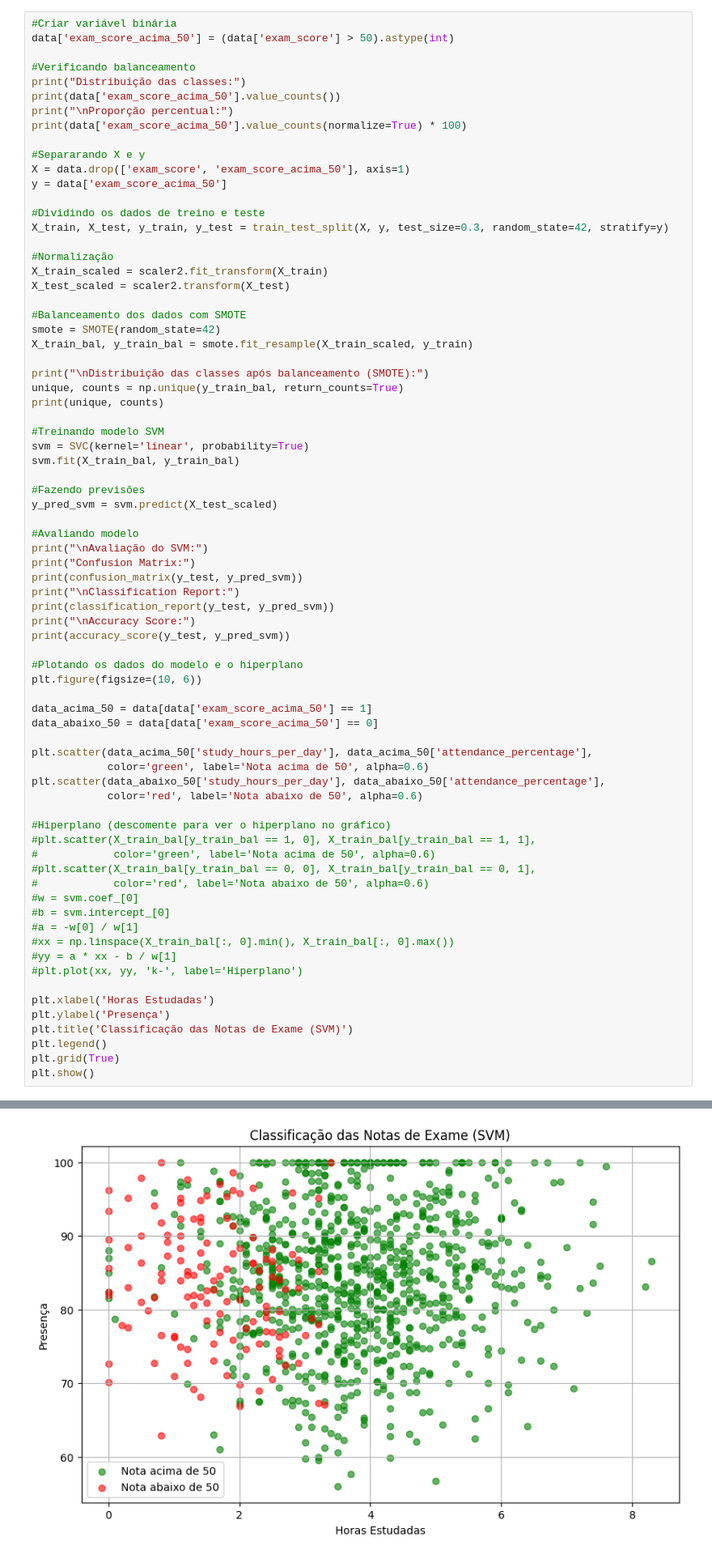
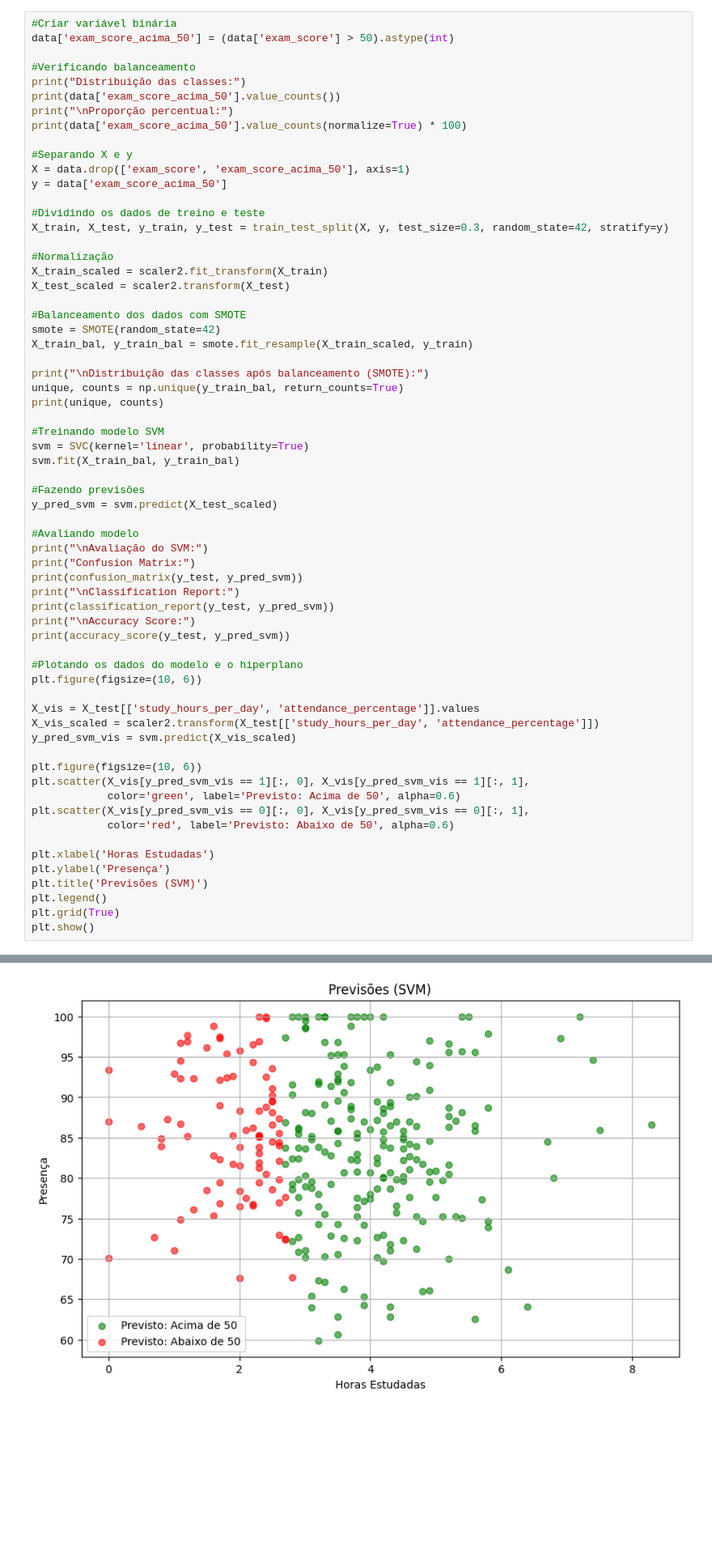
Before and after one commit to Kai0ult/Trabalho_2_Estudo_de_Caso_Aprendizado_de_Maquina, a Jupyter notebook: Trabalho_2_Estudo_de_Caso_ML.ipynb, the cells around one changed output, grey strips where cells are left out. Shown: that part at 81% size. Drawn from its saved outputs; the diff is of its cells as text; blank space fills up the shorter version.

```diff
--- a/Trabalho_2_Estudo_de_Caso_ML.ipynb
+++ b/Trabalho_2_Estudo_de_Caso_ML.ipynb
@@ -174,7 +177,7 @@ print(data['exam_score_acima_50'].value_counts())
 print("\nProporção percentual:")
 print(data['exam_score_acima_50'].value_counts(normalize=True) * 100)
 
-#Separarando X e y
+#Separando X e y
 X = data.drop(['exam_score', 'exam_score_acima_50'], axis=1)
 y = data['exam_score_acima_50']
 
@@ -212,29 +215,19 @@ print(accuracy_score(y_test, y_pred_svm))
 #Plotando os dados do modelo e o hiperplano
 plt.figure(figsize=(10, 6))
 
-data_acima_50 = data[data['exam_score_acima_50'] == 1]
-data_abaixo_50 = data[data['exam_score_acima_50'] == 0]
+X_vis = X_test[['study_hours_per_day', 'attendance_percentage']].values
+X_vis_scaled = scaler2.transform(X_test[['study_hours_per_day', 'attendance_percentage']])
+y_pred_svm_vis = svm.predict(X_vis_scaled)
 
-plt.scatter(data_acima_50['study_hours_per_day'], data_acima_50['attendance_percentage'],
-            color='green', label='Nota acima de 50', alpha=0.6)
-plt.scatter(data_abaixo_50['study_hours_per_day'], data_abaixo_50['attendance_percentage'],
-            color='red', label='Nota abaixo de 50', alpha=0.6)
-
-#Hiperplano (descomente para ver o hiperplano no gráfico)
-#plt.scatter(X_train_bal[y_train_bal == 1, 0], X_train_bal[y_train_bal == 1, 1],
-#            color='green', label='Nota acima de 50', alpha=0.6)
-#plt.scatter(X_train_bal[y_train_bal == 0, 0], X_train_bal[y_train_bal == 0, 1],
-#            color='red', label='Nota abaixo de 50', alpha=0.6)
-#w = svm.coef_[0]
-#b = svm.intercept_[0]
-#a = -w[0] / w[1]
-#xx = np.linspace(X_train_bal[:, 0].min(), X_train_bal[:, 0].max())
-#yy = a * xx - b / w[1]
-#plt.plot(xx, yy, 'k-', label='Hiperplano')
+plt.figure(figsize=(10, 6))
+plt.scatter(X_vis[y_pred_svm_vis == 1][:, 0], X_vis[y_pred_svm_vis == 1][:, 1],
+            color='green', label='Previsto: Acima de 50', alpha=0.6)
+plt.scatter(X_vis[y_pred_svm_vis == 0][:, 0], X_vis[y_pred_svm_vis == 0][:, 1],
+            color='red', label='Previsto: Abaixo de 50', alpha=0.6)
 
 plt.xlabel('Horas Estudadas')
 plt.ylabel('Presença')
-plt.title('Classificação das Notas de Exame (SVM)')
+plt.title('Previsões (SVM)')
 plt.legend()
 plt.grid(True)
 plt.show()
@@ -259,4 +253,4 @@ Accuracy Score:
-[figure, old version]
+[figure, new version]
 # %% [markdown]
 **Random Forest**
 # %%
```
Also changed, not shown: parts of 4 cells of this notebook.
